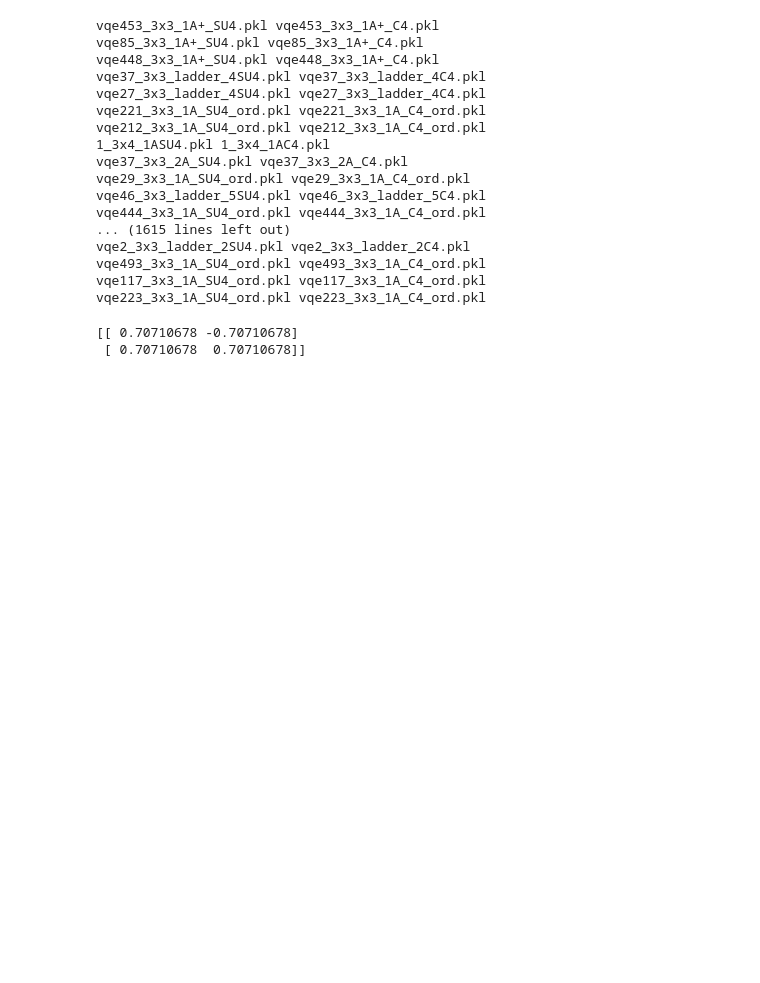
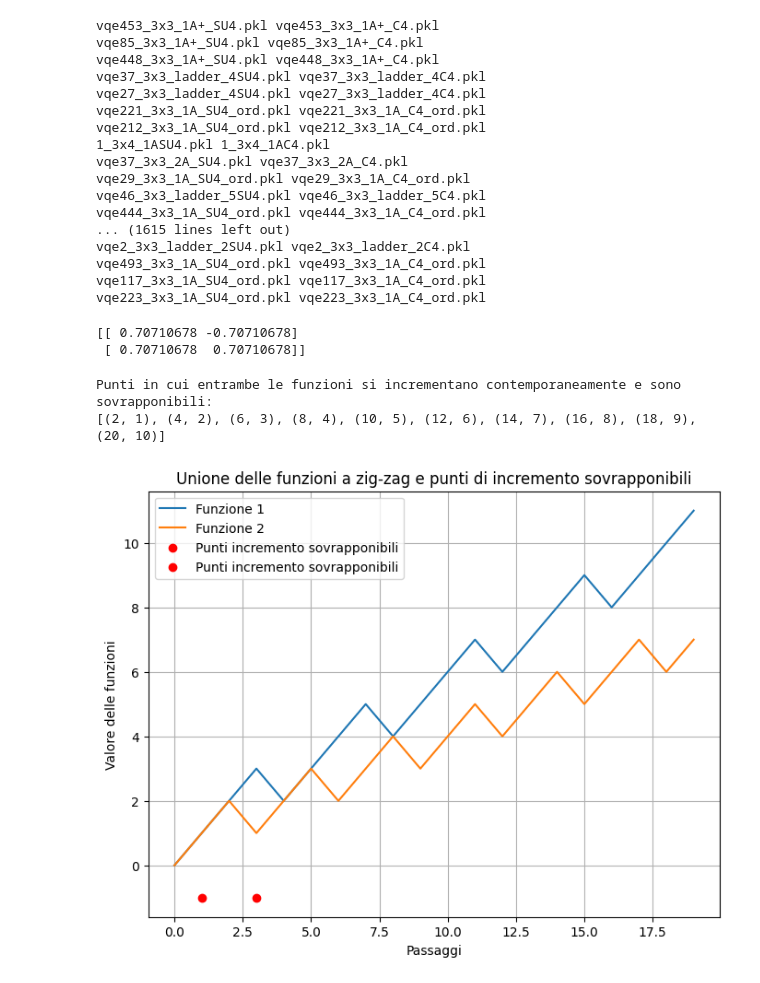
Before and after one commit to FabioTarocco/MULTILAYER-QIDA, a Jupyter notebook: things.ipynb, the cells around one changed output. Cells and saved outputs as stored; diff of their text form; code cells hidden in the pictures; blank space fills up the shorter version.

```diff
--- a/things.ipynb
+++ b/things.ipynb
@@ -134,3 +134,75 @@ vqe223_3x3_1A_SU4_ord.pkl vqe223_3x3_1A_C4_ord.pkl
 # %% [output]
 [[ 0.70710678 -0.70710678]
  [ 0.70710678  0.70710678]]
+# %%
+def trova_punti_incremento_sovrapponibili(n_steps):
+    funzione1 = 0
+    funzione2 = 0
+    punti_incremento_sovrapponibili = []
+
+    for i in range(n_steps):
+        if i % 2 == 0:  # Incrementa funzione1
+            funzione1 += 1
+        else:  # Incrementa funzione2
+            funzione2 += 1
+
+        if funzione1 == funzione2 and i % 2 == 1:  # Controlla se entrambe le funzioni incrementano contemporaneamente e hanno lo stesso valore
+            punti_incremento_sovrapponibili.append((i + 1, funzione1))  # Aggiungi il punto di incremento sovrapponibile
+
+    return punti_incremento_sovrapponibili
+
+# Esempio di utilizzo con 20 passaggi
+punti_sovrapponibili = trova_punti_incremento_sovrapponibili(20)
+print("Punti in cui entrambe le funzioni si incrementano contemporaneamente e sono sovrapponibili:")
+print(punti_sovrapponibili)
+# %% [output]
+Punti in cui entrambe le funzioni si incrementano contemporaneamente e sono sovrapponibili:
+[(2, 1), (4, 2), (6, 3), (8, 4), (10, 5), (12, 6), (14, 7), (16, 8), (18, 9), (20, 10)]
+# %%
+import matplotlib.pyplot as plt
+
+def trova_punti_incremento_sovrapponibili(n_steps):
+    funzione1 = 0
+    funzione2 = 0
+    punti_incremento_sovrapponibili = []
+
+    for i in range(1, n_steps):
+        funzione1 = funzione1 + 1 if i % 2 == 0 else funzione1 - 1
+        funzione2 = funzione2 + 1 if i % 3 == 0 else funzione2 - 1
+
+        if funzione1 == funzione2 and ((funzione1 + 1) % 2 == 0):
+            punti_incremento_sovrapponibili.append((i, funzione1))
+
+    return punti_incremento_sovrapponibili
+
+def plot_funzioni_e_incrementi(n_steps):
+    punti_incremento = trova_punti_incremento_sovrapponibili(n_steps)
+
+    funzione1 = [0]
+    funzione2 = [0]
+
+    for i in range(1, n_steps):
+        funzione1.append(funzione1[i-1] - 1 if i % 4 == 0 else funzione1[i-1] + 1)
+        funzione2.append(funzione2[i-1] - 1 if i % 3 == 0 else funzione2[i-1] + 1)
+
+    plt.figure(figsize=(8, 6))
+
+    # Plotta le funzioni a zig-zag
+    plt.plot(funzione1, label='Funzione 1')
+    plt.plot(funzione2, label='Funzione 2')
+
+    # Plotta i punti di incremento sovrapponibili
+    for punto in punti_incremento:
+        plt.scatter(punto[0], punto[1], color='red', marker='o', label='Punti incremento sovrapponibili')
+
+    plt.xlabel('Passaggi')
+    plt.ylabel('Valore delle funzioni')
+    plt.title('Unione delle funzioni a zig-zag e punti di incremento sovrapponibili')
+    plt.legend()
+    plt.grid(True)
+    plt.show()
+
+# Esempio di utilizzo con 20 passaggi
+plot_funzioni_e_incrementi(20)
+# %% [output]
+[figure, added]
```
Also changed, not shown: parts of 8 cells of this notebook, 1 other file.
